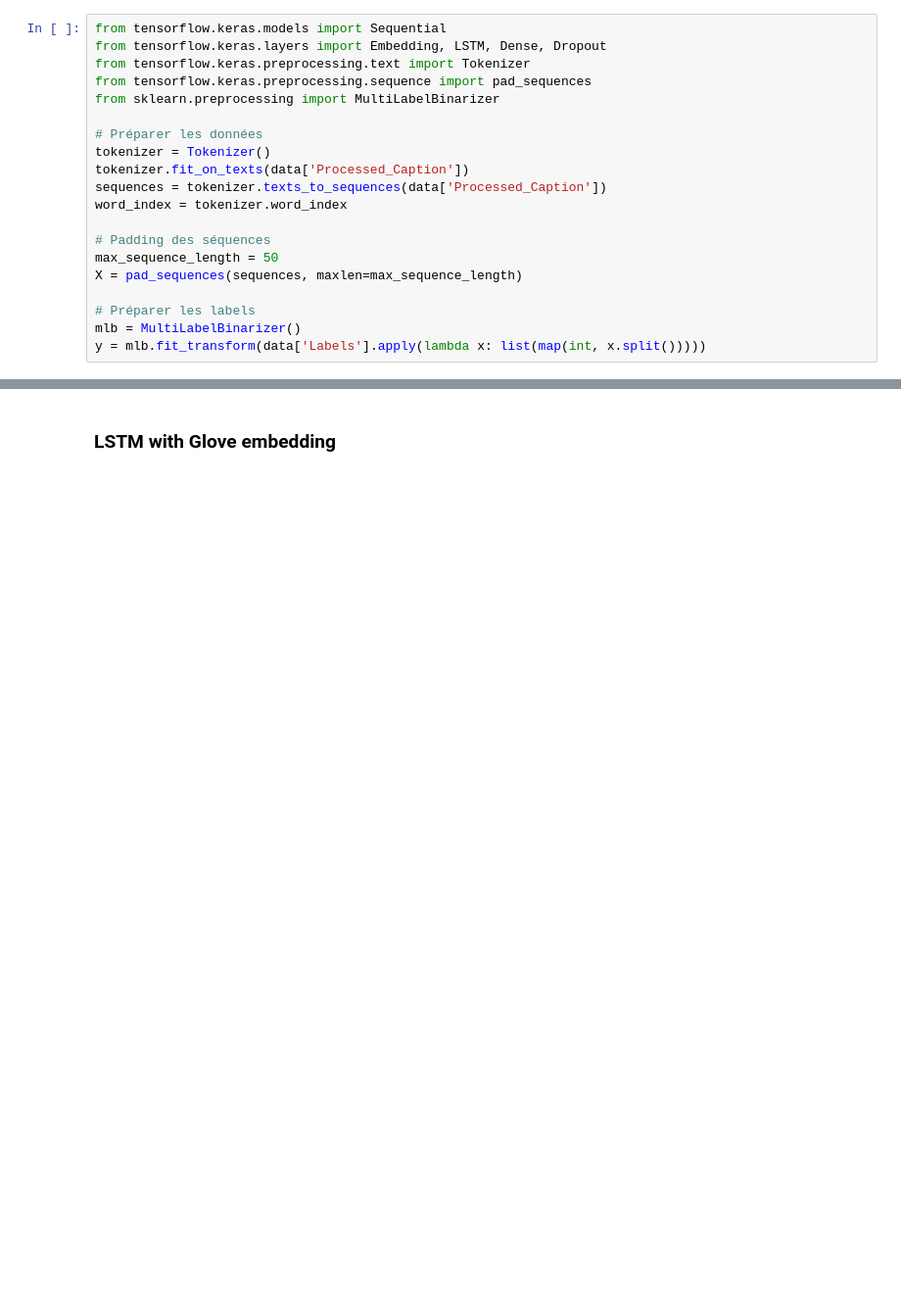
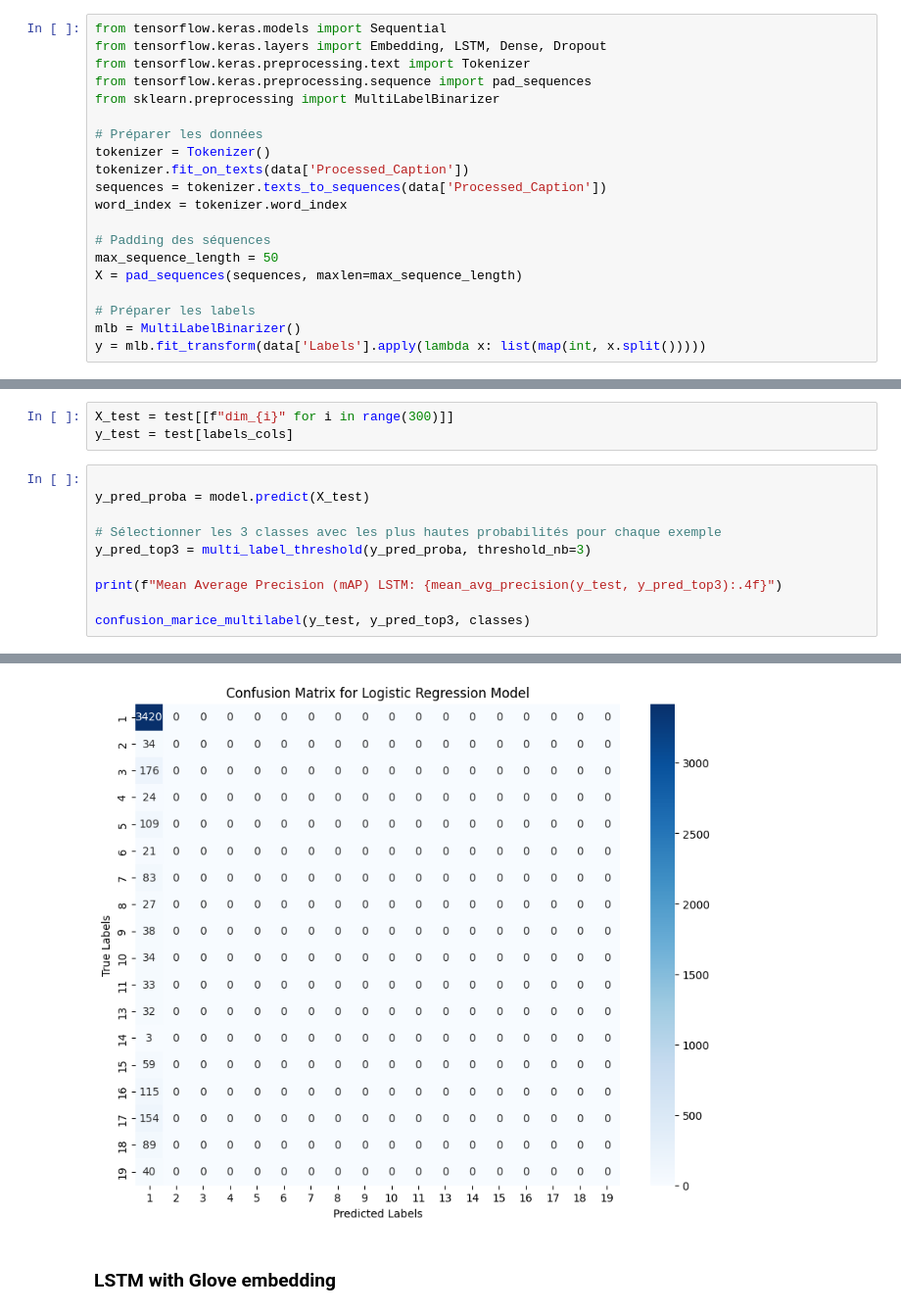
Before and after one commit to 2024-2025-estia-bihar/final_projet_lucg, a Jupyter notebook: notebooks/text_classification.ipynb, the cells around one changed output, grey strips where cells are left out. Shown at 98% size. Cells and saved outputs as stored; diff of their text form; blank space fills up the shorter version.

```diff
--- a/notebooks/text_classification.ipynb
+++ b/notebooks/text_classification.ipynb
@@ -432,0 +417,14 @@ ValueError: Classification metrics can't handle a mix of multilabel-indicator an
+# %%
+X_test = test[[f"dim_{i}" for i in range(300)]]
+y_test = test[labels_cols]
+# %%
+
+y_pred_proba = model.predict(X_test)
+
+# Sélectionner les 3 classes avec les plus hautes probabilités pour chaque exemple
+y_pred_top3 = multi_label_threshold(y_pred_proba, threshold_nb=3)
+
+print(f"Mean Average Precision (mAP) LSTM: {mean_avg_precision(y_test, y_pred_top3):.4f}")
+
+confusion_marice_multilabel(y_test, y_pred_top3, classes)
+# %% [output]
@@ -433,3 +433,4 @@ ValueError: Classification metrics can't handle a mix of multilabel-indicator an
+[figure, added]
 # %% [markdown]
 ### LSTM with Glove embedding
 # %%
```
Also changed, not shown: parts of 34 cells of this notebook.
